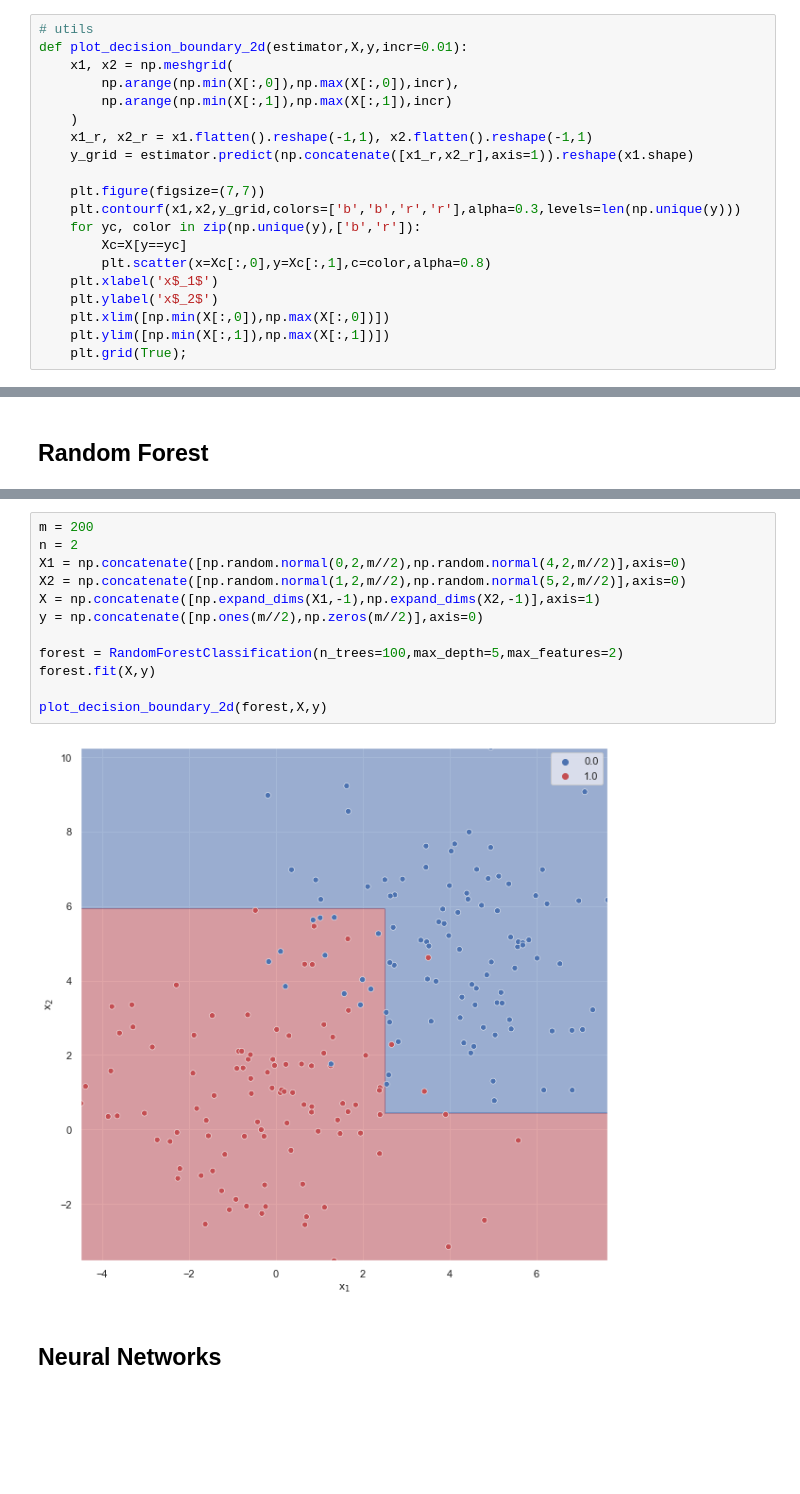
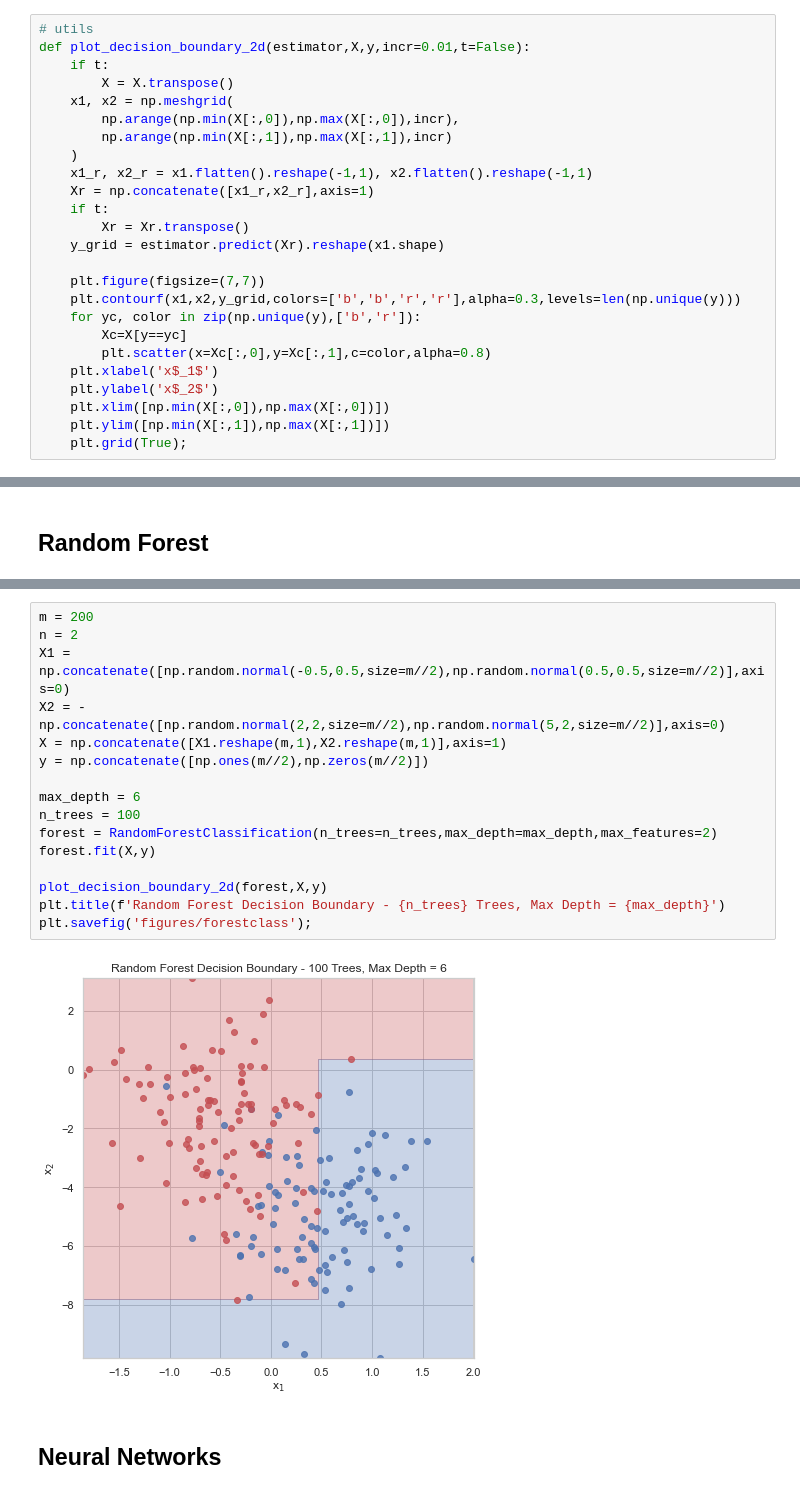
Before and after one commit to yarahal/machine-learning, a Jupyter notebook: examples.ipynb, the cells around one changed output, grey strips where cells are left out. Drawn from its saved outputs; the diff is of its cells as text; blank space fills up the shorter version.

```diff
--- a/examples.ipynb
+++ b/examples.ipynb
@@ -12,13 +12,18 @@ sns.set_theme()
 sns.set_style("whitegrid")
 # %%
 # utils
-def plot_decision_boundary_2d(estimator,X,y,incr=0.01):
+def plot_decision_boundary_2d(estimator,X,y,incr=0.01,t=False):
+    if t:
+        X = X.transpose()
     x1, x2 = np.meshgrid(
         np.arange(np.min(X[:,0]),np.max(X[:,0]),incr),
         np.arange(np.min(X[:,1]),np.max(X[:,1]),incr)
     )
     x1_r, x2_r = x1.flatten().reshape(-1,1), x2.flatten().reshape(-1,1)
-    y_grid = estimator.predict(np.concatenate([x1_r,x2_r],axis=1)).reshape(x1.shape)
+    Xr = np.concatenate([x1_r,x2_r],axis=1)
+    if t:
+        Xr = Xr.transpose()
+    y_grid = estimator.predict(Xr).reshape(x1.shape)
 
     plt.figure(figsize=(7,7))
     plt.contourf(x1,x2,y_grid,colors=['b','b','r','r'],alpha=0.3,levels=len(np.unique(y)))
@@ -315,16 +328,20 @@ ModuleNotFoundError: No module named 'decision_trees'
 # %%
 m = 200
 n = 2
-X1 = np.concatenate([np.random.normal(0,2,m//2),np.random.normal(4,2,m//2)],axis=0)
-X2 = np.concatenate([np.random.normal(1,2,m//2),np.random.normal(5,2,m//2)],axis=0)
-X = np.concatenate([np.expand_dims(X1,-1),np.expand_dims(X2,-1)],axis=1)
-y = np.concatenate([np.ones(m//2),np.zeros(m//2)],axis=0)
+X1 = np.concatenate([np.random.normal(-0.5,0.5,size=m//2),np.random.normal(0.5,0.5,size=m//2)],axis=0)
+X2 = -np.concatenate([np.random.normal(2,2,size=m//2),np.random.normal(5,2,size=m//2)],axis=0)
+X = np.concatenate([X1.reshape(m,1),X2.reshape(m,1)],axis=1)
+y = np.concatenate([np.ones(m//2),np.zeros(m//2)])
 
-forest = RandomForestClassification(n_trees=100,max_depth=5,max_features=2)
+max_depth = 6
+n_trees = 100
+forest = RandomForestClassification(n_trees=n_trees,max_depth=max_depth,max_features=2)
 forest.fit(X,y)
 
 plot_decision_boundary_2d(forest,X,y)
+plt.title(f'Random Forest Decision Boundary - {n_trees} Trees, Max Depth = {max_depth}')
+plt.savefig('figures/forestclass');
 # %% [output]
-[figure, old version]
+[figure, new version]
 # %% [markdown]
 ## Neural Networks
```
Also changed, not shown: parts of 13 cells of this notebook, 20 other files.
